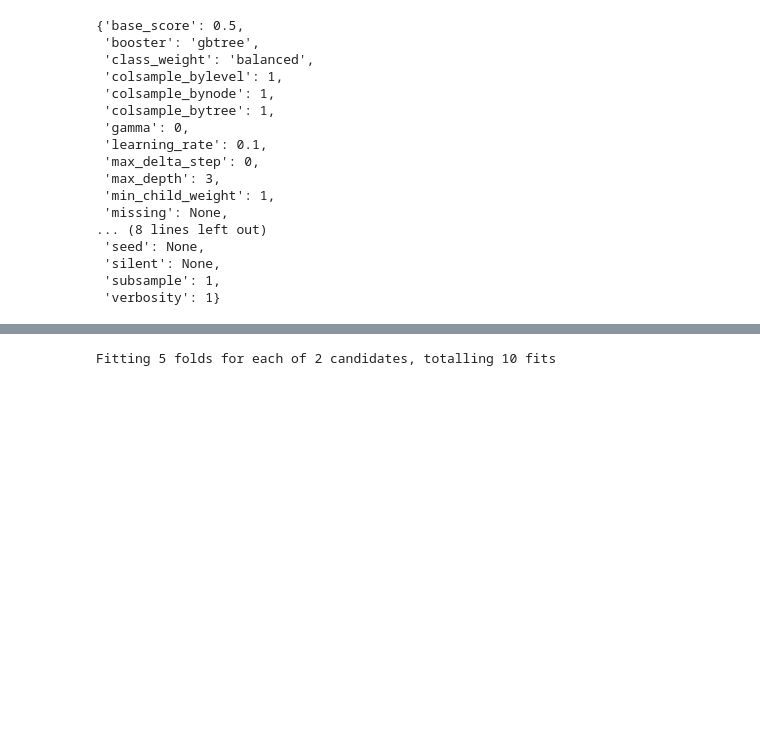
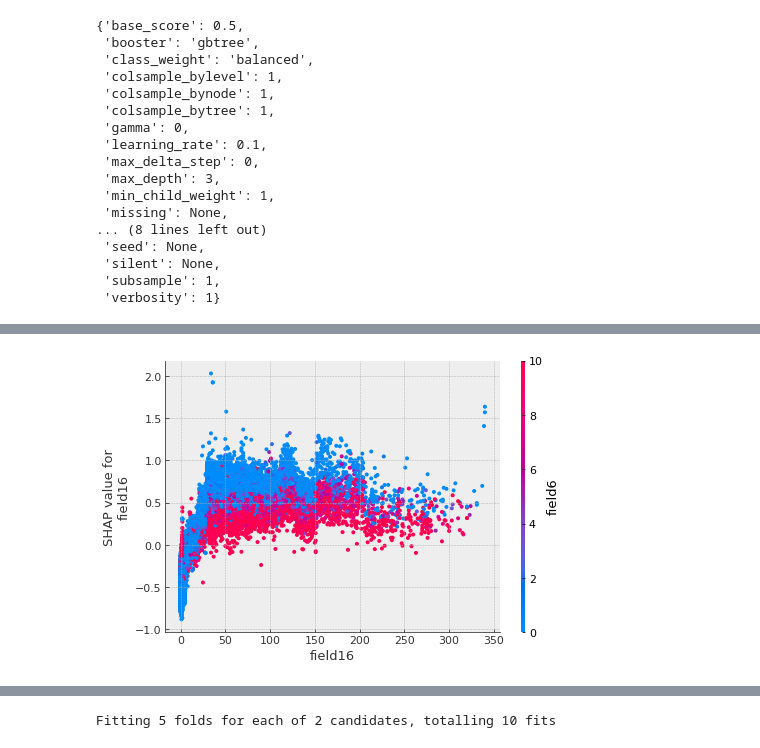
Before and after one commit to andygoosh/OneTwoTrip-Contest, a Jupyter notebook: workinprogress.ipynb, the cells around one changed output, grey strips where cells are left out. Drawn from its saved outputs; the diff is of its cells as text; code cells hidden in the pictures; blank space fills up the shorter version.

```diff
--- a/workinprogress.ipynb
+++ b/workinprogress.ipynb
@@ -326,0 +376,4 @@ Index(['field12', 'field0', 'field13', 'field16', 'field4', 'field14',
+# %%
+shap.dependence_plot("field16", shap_values, X)
+# %% [output]
+[figure, added]
```
Also changed, not shown: parts of 11 cells of this notebook.
